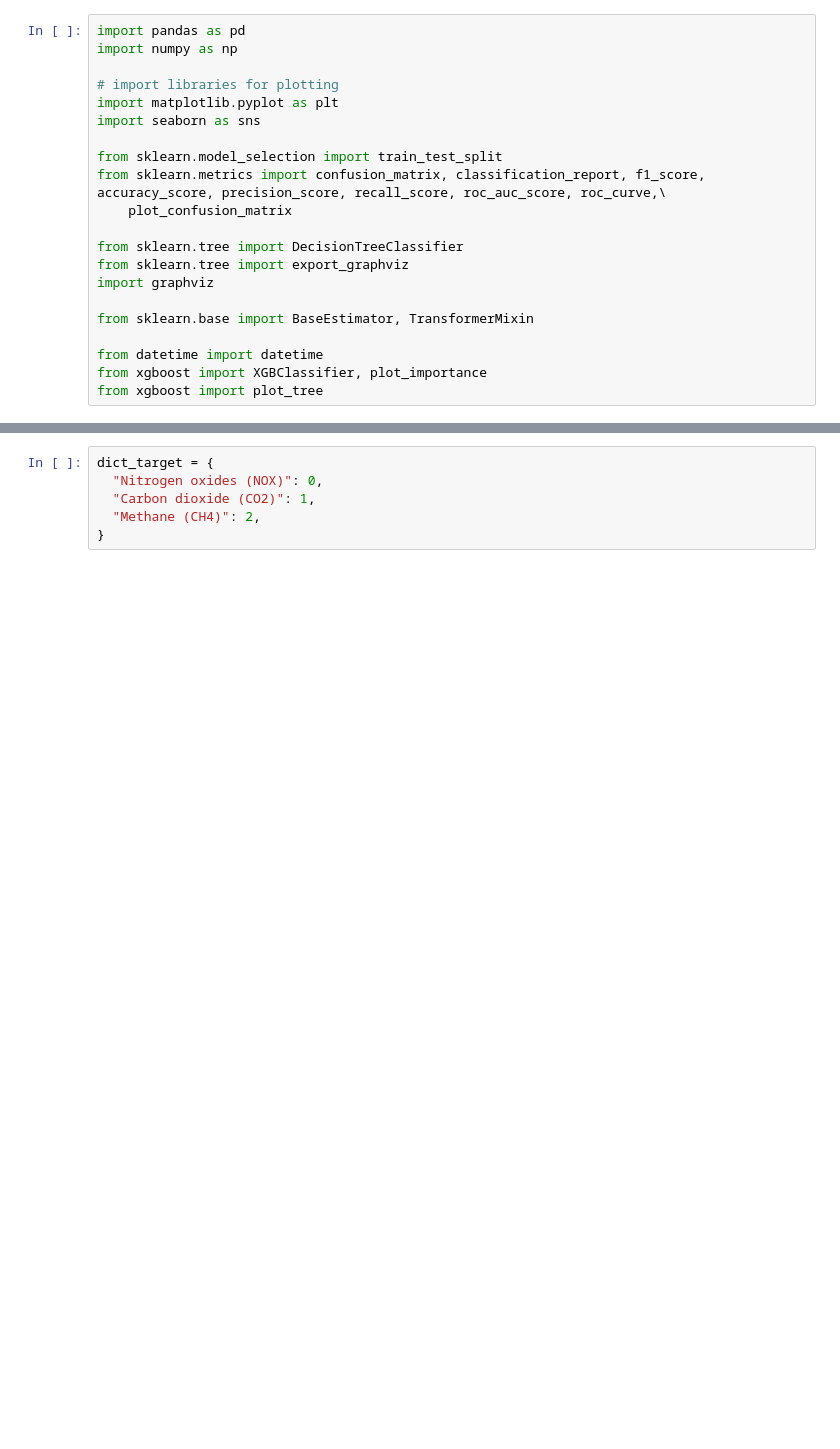
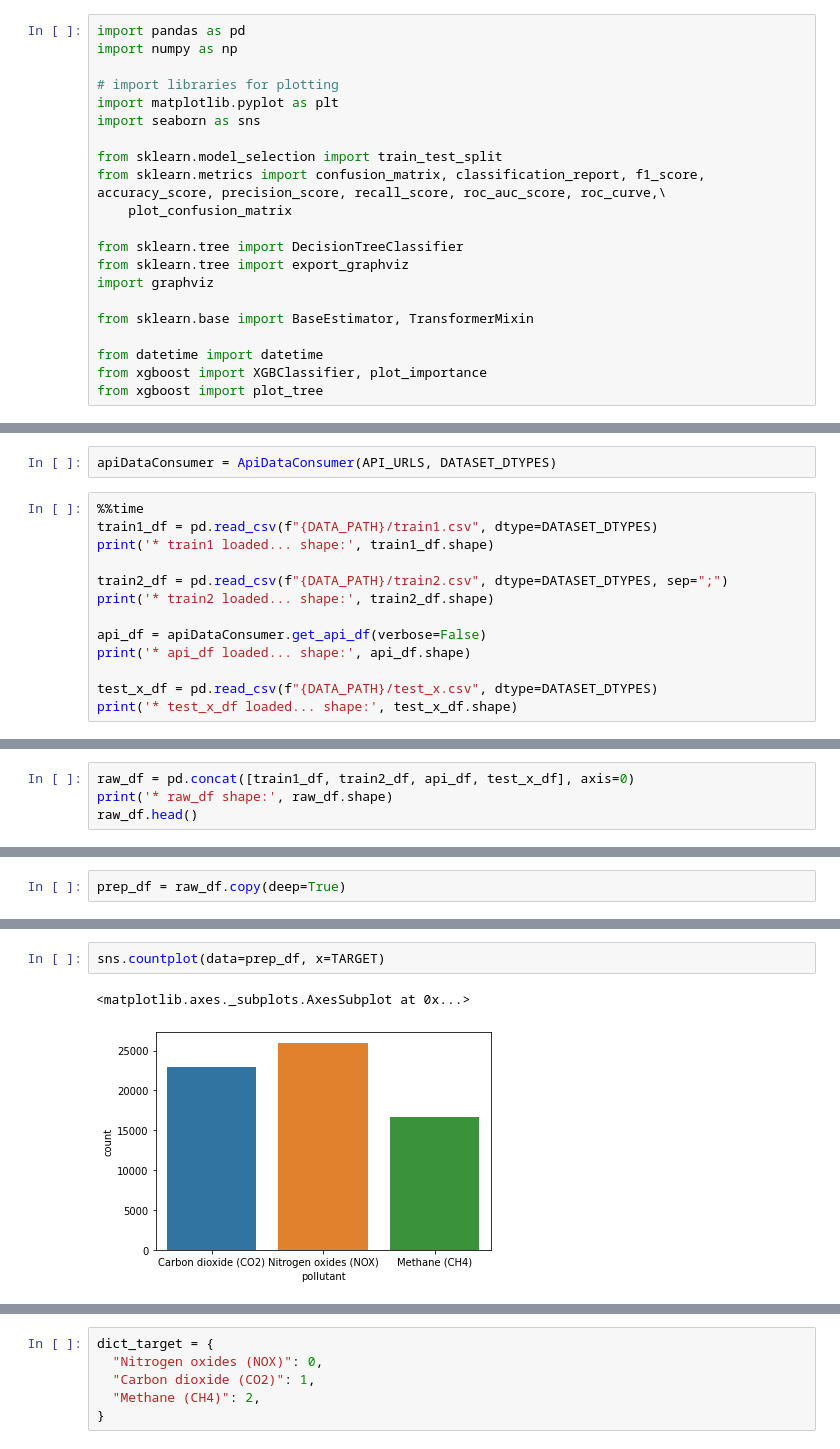
Before and after one commit to AlfredoMarino/schneider-electric-challenge, a Jupyter notebook: benchmark_copy.ipynb, the cells around one changed output, grey strips where cells are left out. Saved outputs shown, nothing was run; the diff lists cells and outputs as text; blank space fills up the shorter version.

```diff
--- a/benchmark_copy.ipynb
+++ b/benchmark_copy.ipynb
@@ -169,0 +131,15 @@ array(['Carbon dioxide (CO2)', 'Nitrogen oxides (NOX)', 'Methane (CH4)'],
+# %%
+apiDataConsumer = ApiDataConsumer(API_URLS, DATASET_DTYPES)
+# %%
+%%time
+train1_df = pd.read_csv(f"{DATA_PATH}/train1.csv", dtype=DATASET_DTYPES)
+print('* train1 loaded... shape:', train1_df.shape)
+
+train2_df = pd.read_csv(f"{DATA_PATH}/train2.csv", dtype=DATASET_DTYPES, sep=";")
+print('* train2 loaded... shape:', train2_df.shape)
+
+api_df = apiDataConsumer.get_api_df(verbose=False)
+print('* api_df loaded... shape:', api_df.shape)
+
+test_x_df = pd.read_csv(f"{DATA_PATH}/test_x.csv", dtype=DATASET_DTYPES)
+print('* test_x_df loaded... shape:', test_x_df.shape)
@@ -169,0 +153,4 @@ array(['Carbon dioxide (CO2)', 'Nitrogen oxides (NOX)', 'Methane (CH4)'],
+# %%
+raw_df = pd.concat([train1_df, train2_df, api_df, test_x_df], axis=0)
+print('* raw_df shape:', raw_df.shape)
+raw_df.head()
@@ -169,0 +168,2 @@ array(['Carbon dioxide (CO2)', 'Nitrogen oxides (NOX)', 'Methane (CH4)'],
+# %%
+prep_df = raw_df.copy(deep=True)
@@ -169,0 +217,5 @@ array(['Carbon dioxide (CO2)', 'Nitrogen oxides (NOX)', 'Methane (CH4)'],
+# %%
+sns.countplot(data=prep_df, x=TARGET)
+# %% [output]
+<matplotlib.axes._subplots.AxesSubplot at 0x...>
+[figure, added]
```
Also changed, not shown: parts of 53 cells of this notebook.
